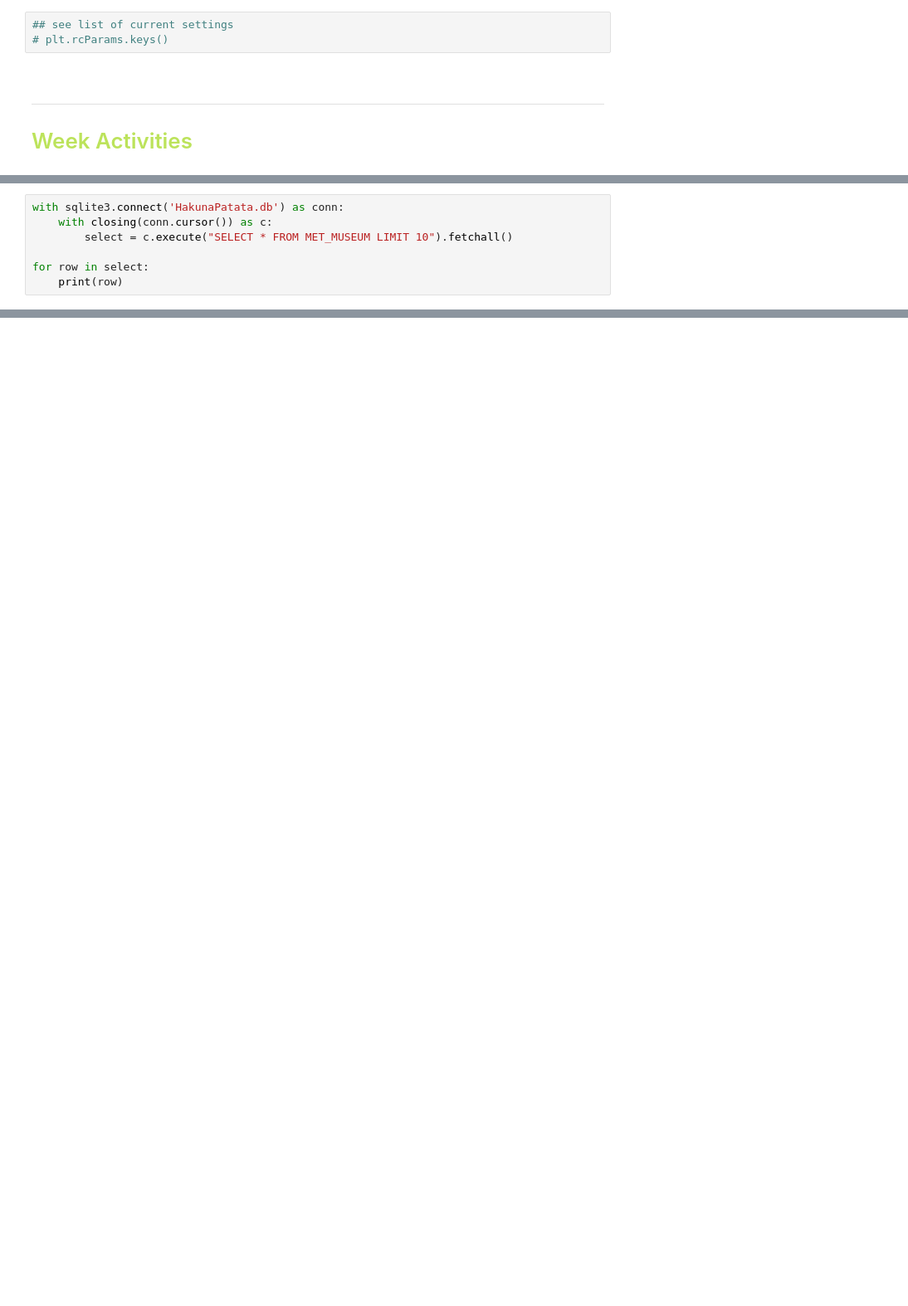
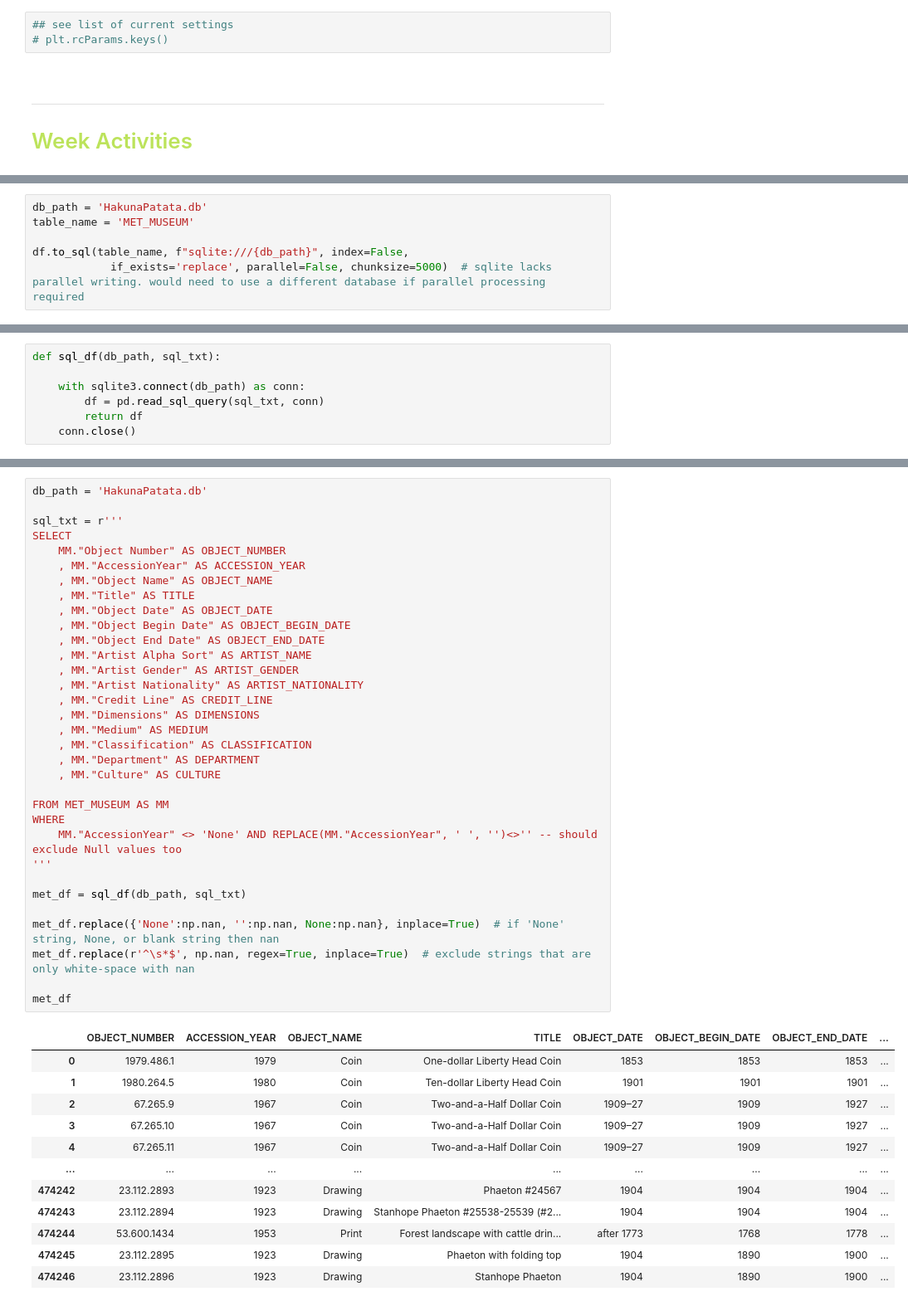
Before and after one commit to Hakuna-Patata/BU_MSDS_PTW, a Jupyter notebook: DSC 540 - Data Preparation/Week 7 & 8.ipynb, the cells around one changed output, grey strips where cells are left out. Shown at 83% size. Drawn from its saved outputs; the diff is of its cells as text; blank space fills up the shorter version.

```diff
--- a/DSC 540 - Data Preparation/Week 7 & 8.ipynb
+++ b/DSC 540 - Data Preparation/Week 7 & 8.ipynb
@@ -212,7 +132,0 @@ with sqlite3.connect('HakunaPatata.db') as conn:
-# %%
-with sqlite3.connect('HakunaPatata.db') as conn:
-    with closing(conn.cursor()) as c:
-        select = c.execute("SELECT * FROM MET_MUSEUM LIMIT 10").fetchall()
-
-for row in select:
-    print(row)
@@ -229,0 +137,6 @@ for row in select:
+# %%
+db_path = 'HakunaPatata.db'
+table_name = 'MET_MUSEUM'
+
+df.to_sql(table_name, f"sqlite:///{db_path}", index=False,
+            if_exists='replace', parallel=False, chunksize=5000)  # sqlite lacks parallel writing. would need to use a different database if parallel processing required
@@ -229,0 +147,7 @@ for row in select:
+# %%
+def sql_df(db_path, sql_txt):
+
+    with sqlite3.connect(db_path) as conn:
+        df = pd.read_sql_query(sql_txt, conn)
+        return df
+    conn.close()
@@ -229,0 +219,46 @@ for row in select:
+# %%
+db_path = 'HakunaPatata.db'
+
+sql_txt = r'''
+SELECT
+    MM."Object Number" AS OBJECT_NUMBER
+    , MM."AccessionYear" AS ACCESSION_YEAR
+    , MM."Object Name" AS OBJECT_NAME
+    , MM."Title" AS TITLE
+    , MM."Object Date" AS OBJECT_DATE
+    , MM."Object Begin Date" AS OBJECT_BEGIN_DATE
+    , MM."Object End Date" AS OBJECT_END_DATE
+    , MM."Artist Alpha Sort" AS ARTIST_NAME
+    , MM."Artist Gender" AS ARTIST_GENDER
+    , MM."Artist Nationality" AS ARTIST_NATIONALITY
+    , MM."Credit Line" AS CREDIT_LINE
+    , MM."Dimensions" AS DIMENSIONS
+    , MM."Medium" AS MEDIUM
+    , MM."Classification" AS CLASSIFICATION
+    , MM."Department" AS DEPARTMENT
+    , MM."Culture" AS CULTURE
+
+FROM MET_MUSEUM AS MM
+WHERE
+    MM."AccessionYear" <> 'None' AND REPLACE(MM."AccessionYear", ' ', '')<>'' -- should exclude Null values too
+'''
+
+met_df = sql_df(db_path, sql_txt)
+
+met_df.replace({'None':np.nan, '':np.nan, None:np.nan}, inplace=True)  # if 'None' string, None, or blank string then nan
+met_df.replace(r'^\s*$', np.nan, regex=True, inplace=True)  # exclude strings that are only white-space with nan
+
+met_df
+# %% [output]
+|  | OBJECT_NUMBER | ACCESSION_YEAR | OBJECT_NAME | TITLE | OBJECT_DATE | OBJECT_BEGIN_DATE | OBJECT_END_DATE | ... |
+| 0 | 1979.486.1 | 1979 | Coin | One-dollar Liberty Head Coin | 1853 | 1853 | 1853 | ... |
+| 1 | 1980.264.5 | 1980 | Coin | Ten-dollar Liberty Head Coin | 1901 | 1901 | 1901 | ... |
+| 2 | 67.265.9 | 1967 | Coin | Two-and-a-Half Dollar Coin | 1909–27 | 1909 | 1927 | ... |
+| 3 | 67.265.10 | 1967 | Coin | Two-and-a-Half Dollar Coin | 1909–27 | 1909 | 1927 | ... |
+| 4 | 67.265.11 | 1967 | Coin | Two-and-a-Half Dollar Coin | 1909–27 | 1909 | 1927 | ... |
+| ... | ... | ... | ... | ... | ... | ... | ... | ... |
+| 474242 | 23.112.2893 | 1923 | Drawing | Phaeton #24567 | 1904 | 1904 | 1904 | ... |
+| 474243 | 23.112.2894 | 1923 | Drawing | Stanhope Phaeton #25538-25539 (#2... | 1904 | 1904 | 1904 | ... |
+| 474244 | 53.600.1434 | 1953 | Print | Forest landscape with cattle drin... | after 1773 | 1768 | 1778 | ... |
+| 474245 | 23.112.2895 | 1923 | Drawing | Phaeton with folding top | 1904 | 1890 | 1900 | ... |
+| 474246 | 23.112.2896 | 1923 | Drawing | Stanhope Phaeton | 1904 | 1890 | 1900 | ... |
```
Also changed, not shown: parts of 24 cells of this notebook, 1 other file.
